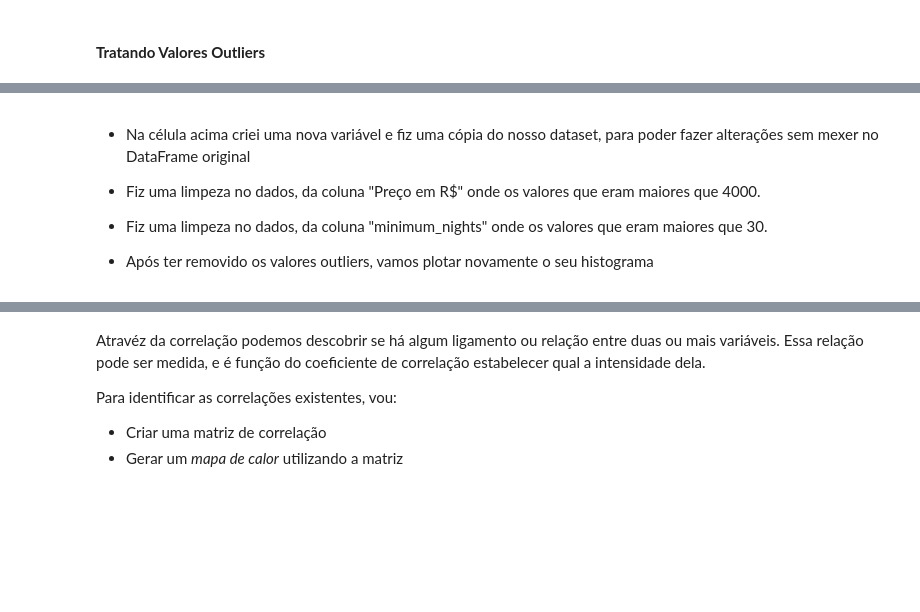
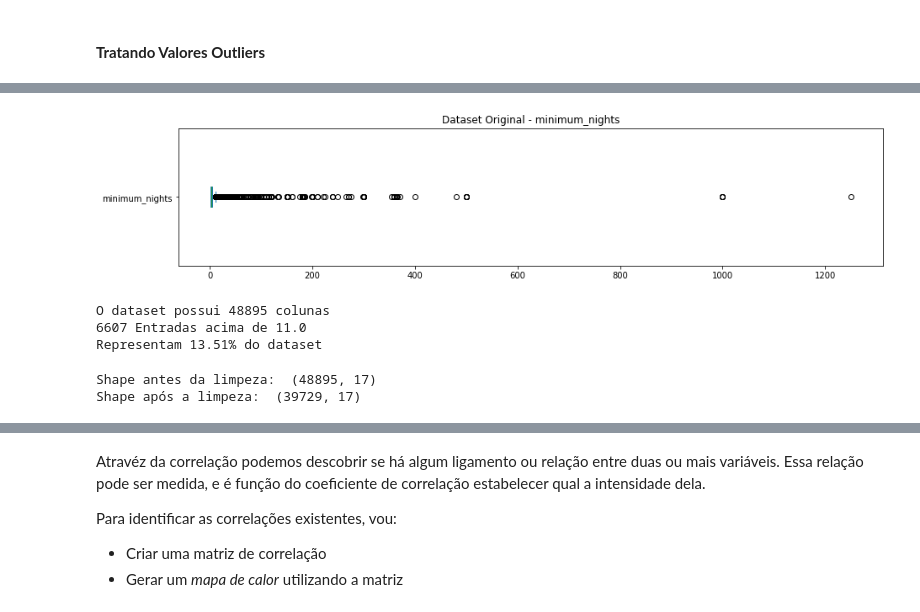
Before and after one commit to ferreiramar96/Analise-Dos-Dados-Airbnb-NYC, a Jupyter notebook: Análise_Dos_Dados_Airbnb_NYC.ipynb, the cells around one changed output, grey strips where cells are left out. Drawn from its saved outputs; the diff is of its cells as text; code cells hidden in the pictures; blank space fills up the shorter version.

```diff
--- a/Análise_Dos_Dados_Airbnb_NYC.ipynb
+++ b/Análise_Dos_Dados_Airbnb_NYC.ipynb
@@ -220,12 +262,29 @@ Valores acima de 30:
+# %%
+# verificando o conjunto original
+fig, ax = plt.subplots(figsize=(15,3))
+df["minimum_nights"].plot(kind='box', vert=False);
+ax.set_title('Dataset Original - minimum_nights')
+plt.show()
+print("O dataset possui {} colunas".format(df.shape[0]))
+print("{} Entradas acima de 11.0".format(len(df[df["minimum_nights"] > 11.0])))
+print("Representam {:.2f}% do dataset".format((len(df[df["minimum_nights"] > 11.0]) / df.shape[0])*100))
+# %% [output]
+[figure, added]
+O dataset possui 48895 colunas
+6607 Entradas acima de 11.0
+Representam 13.51% do dataset
 # %%
+#Limpando o Dataset
 df_clean = df.copy()
-df_clean.drop(df_clean[df_clean['Preço em R$'] > 4000].index, axis=0, inplace=True)
-df_clean.drop(df_clean[df_clean.price > 792].index, axis=0, inplace=True)
-df_clean.drop(df_clean[df_clean.minimum_nights > 30].index, axis=0, inplace=True)
+
+df_clean.drop(df_clean[df_clean["price"] > 334].index, axis=0, inplace=True)
+df_clean.drop(df_clean[df_clean["price"] == 0.0].index, axis=0, inplace=True)
+df_clean.drop(df_clean[df_clean["Preço em R$"] > 1686.70].index, axis=0, inplace=True)
+df_clean.drop(df_clean[df_clean["Preço em R$"] == 0.0].index, axis=0, inplace=True)
+df_clean.drop(df_clean[df_clean["minimum_nights"] > 11].index, axis=0, inplace=True)
+
+print('Shape antes da limpeza: ', df.shape)
+print('Shape após a limpeza: ',df_clean.shape)
+# %% [output]
+Shape antes da limpeza:  (48895, 17)
+Shape após a limpeza:  (39729, 17)
-# %% [markdown]
-* Na célula acima criei uma nova variável e fiz uma cópia do nosso dataset, para poder fazer alterações sem mexer no DataFrame original
-* Fiz uma limpeza no dados, da coluna "Preço em R$" onde os valores que eram maiores que 4000.
-
-* Fiz uma limpeza no dados, da coluna "minimum_nights" onde os valores que eram maiores que 30.
-
-* Após ter removido os valores outliers, vamos plotar novamente o seu histograma
```
Also changed, not shown: parts of 28 cells of this notebook.
